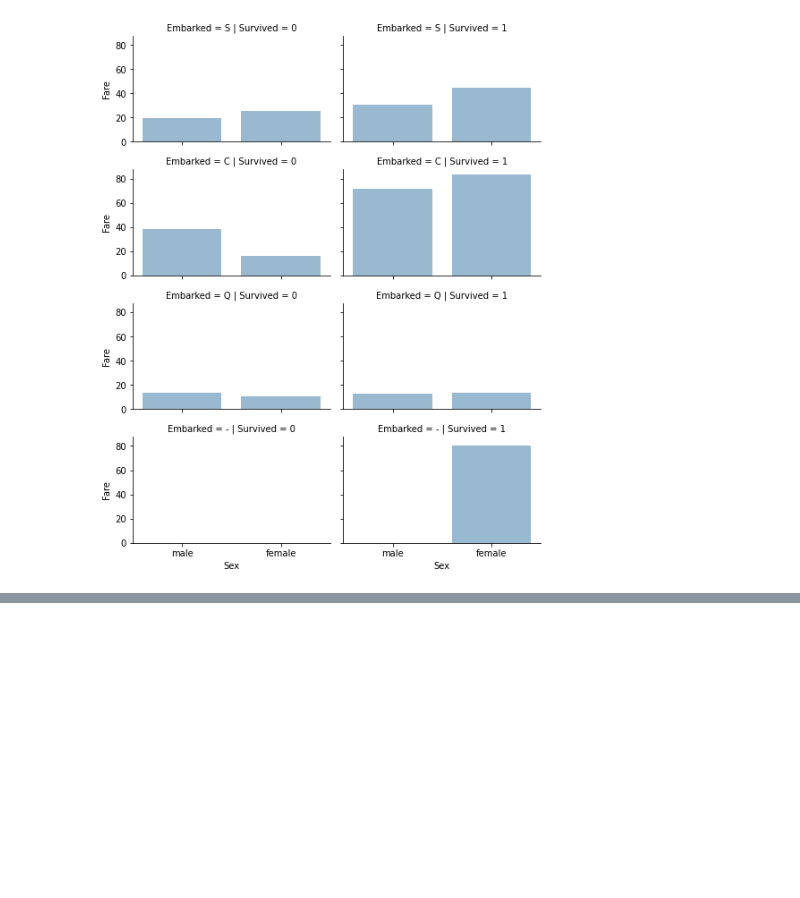
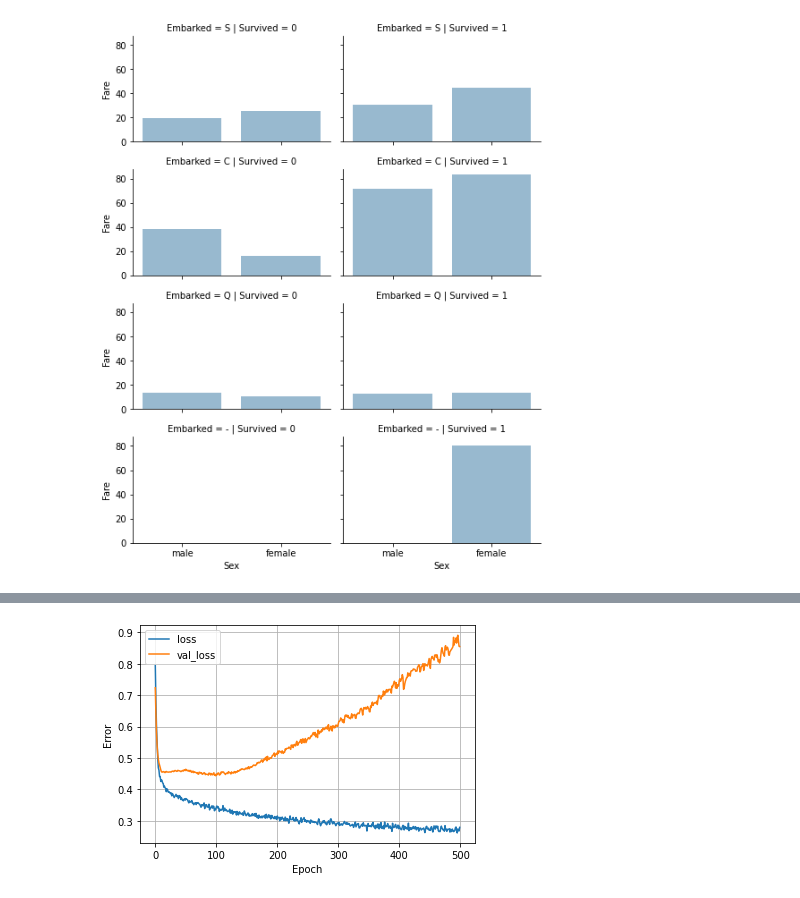
Before and after one commit to kys-sheng/titanic, a Jupyter notebook: titanic.ipynb, the cells around one changed output, grey strips where cells are left out. Saved outputs shown, nothing was run; the diff lists cells and outputs as text; code cells hidden in the pictures; blank space fills up the shorter version.

Commit message:
Functioning notebook with 80+ accuracy

```diff
--- a/titanic.ipynb
+++ b/titanic.ipynb
@@ -252,0 +259,11 @@ AttributeError: 'numpy.ndarray' object has no attribute 'info'
+# %%
+train_dataset_train = train_dataset.sample(frac=0.8)
+train_dataset_test = train_dataset.drop(train_dataset_train.index)
+
+train_features = train_dataset_train.drop(["Survived"],axis=1)
+train_target = train_dataset_train["Survived"]
+
+test_features = train_dataset_test.drop(["Survived"],axis=1)
+test_target = train_dataset_test["Survived"]
+
+train_features.info()
@@ -252,0 +288,23 @@ AttributeError: 'numpy.ndarray' object has no attribute 'info'
+# %%
+
+#ct = ColumnTransformer(transformers=[('cat', OneHotEncoder(), [2,7,9,20])], remainder='passthrough')
+#train_dataset = ct.fit_transform(train_dataset)
+#print(train_dataset[0])
+
+ct =ColumnTransformer(transformers=[('encoder',OneHotEncoder(),[1,5,9])],remainder="passthrough")
+X = np.array(ct.fit_transform(train_features))
+from sklearn.preprocessing import StandardScaler
+
+sc = StandardScaler()
+X_train = sc.fit_transform(X)
+#X_test = sc.transform(test_dataset)
+
+ann = tf.keras.models.Sequential()
+ann.add(tf.keras.layers.Dense(units=20,activation="relu"))
+ann.add(tf.keras.layers.Dense(units=10,activation="relu"))
+ann.add(tf.keras.layers.Dropout(.05))#, input_shape=(32,)
+ann.add(tf.keras.layers.Dense(units=5,activation="relu"))
+ann.add(tf.keras.layers.Dense(units=1,activation="sigmoid"))
+ann.compile(optimizer="adam",loss="binary_crossentropy",metrics=['accuracy'])
+
+history = ann.fit(X_train,train_target,batch_size=32,epochs = 500,shuffle=True,validation_split=0.2)
@@ -252,0 +329,13 @@ AttributeError: 'numpy.ndarray' object has no attribute 'info'
+# %%
+def plot_loss(history):
+  plt.plot(history.history['loss'], label='loss')
+  plt.plot(history.history['val_loss'], label='val_loss')
+  #plt.ylim([0, 0.0050])
+  plt.xlabel('Epoch')
+  plt.ylabel('Error')
+  #plt.yscale('log')
+  plt.legend()
+  plt.grid(True)
+plot_loss(history)
+# %% [output]
+[figure, added]
```
Also changed, not shown: parts of 14 cells of this notebook.
